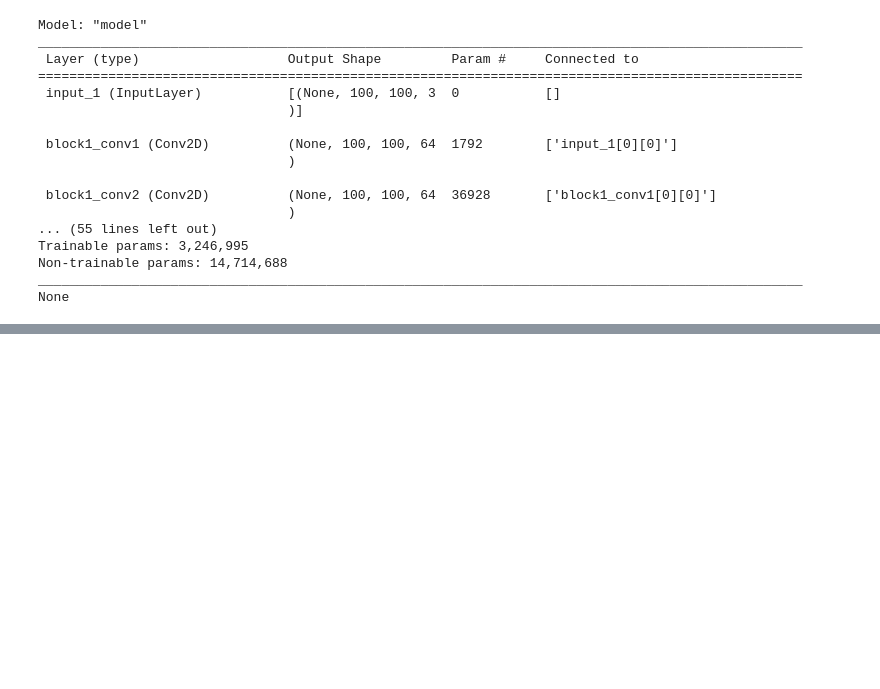
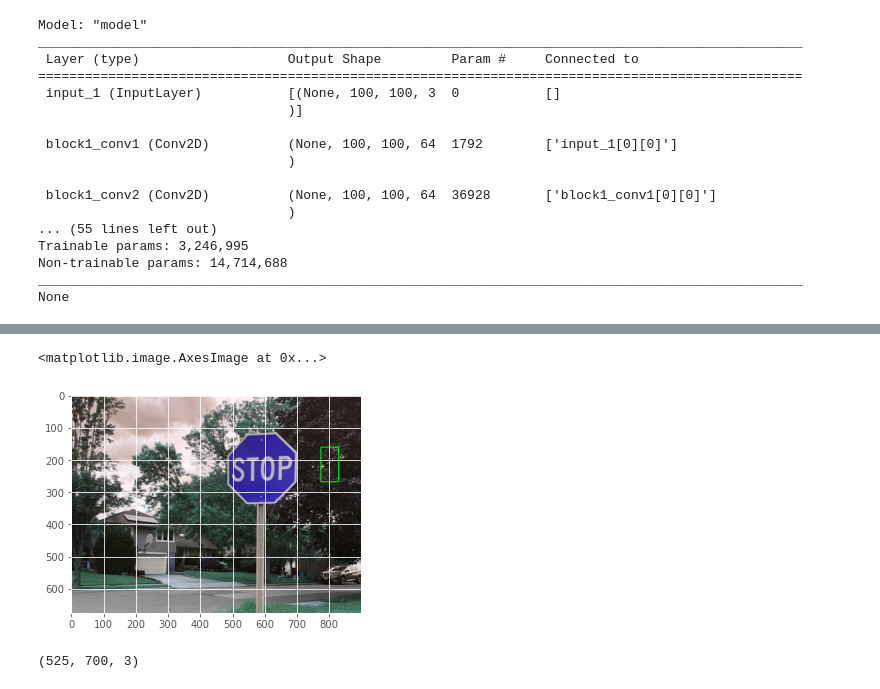
Before and after one commit to dokeefemain/AlphaSign, a Jupyter notebook: Kowshik_Avinash_Net.ipynb, the cells around one changed output, grey strips where cells are left out. Cells and saved outputs as stored; diff of their text form; code cells hidden in the pictures; blank space fills up the shorter version.

Commit message:
plotted bounding box
I tried to make bounding box for the sign, try to scaling the bounding box once.

```diff
--- a/Kowshik_Avinash_Net.ipynb
+++ b/Kowshik_Avinash_Net.ipynb
@@ -185,0 +198,5 @@ plt.legend(loc="lower left")
+# %%
+x=img_to_array(x)/255.0
+x=np.expand_dims(x,axis=0)
+# %%
+preds,labels=model.predict(x)
@@ -185,0 +207,2 @@ plt.legend(loc="lower left")
+# %%
+x1,y1,x2,y2=preds[0]
@@ -185,0 +224,20 @@ plt.legend(loc="lower left")
+# %%
+image = cv2.imread('sample.jpg')
+#image = imutils.resize(image, width=700)
+(h,w) = image.shape[:2]
+
+startX = int(x1 * w)
+startY = int(y1 * h)
+endX = int(x2* w)
+endY = int(y2* h)
+# draw the predicted bounding box on the image
+cv2.rectangle(image, (startX, startY), (endX, endY),(0, 255, 0), 2)
+# show the output image
+plt.imshow(image)
+# %% [output]
+<matplotlib.image.AxesImage at 0x...>
+[figure, added]
+# %%
+image.shape
+# %% [output]
+(525, 700, 3)
```
Also changed, not shown: parts of 12 cells of this notebook, 8 other files.
